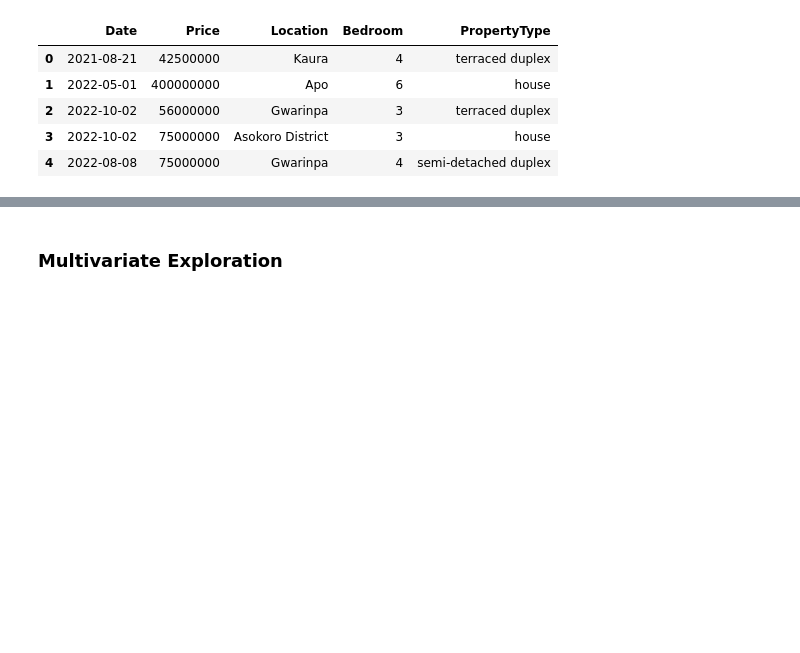
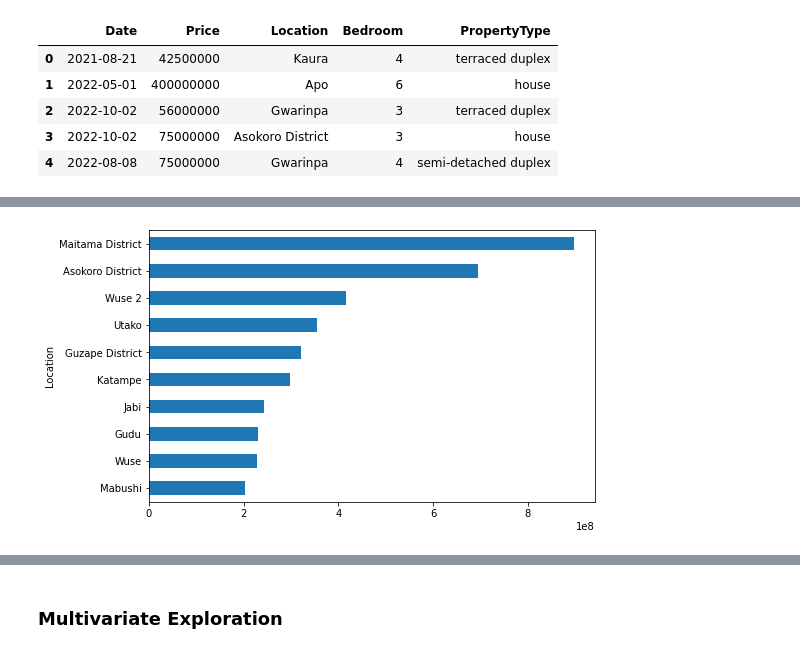
Before and after one commit to Viiktree/Real-Estate-project, a Jupyter notebook: Real estate EDA.ipynb, the cells around one changed output, grey strips where cells are left out. Cells and saved outputs as stored; diff of their text form; code cells hidden in the pictures; blank space fills up the shorter version.

```diff
--- a/Real estate EDA.ipynb
+++ b/Real estate EDA.ipynb
@@ -101,0 +130,6 @@ df.head()
+# %%
+plt.figure(figsize=[8,5])
+df.groupby('Location').mean().sort_values('Price',ascending=False).head(10)['Price'].plot(kind='barh')
+plt.gca().invert_yaxis()
+# %% [output]
+[figure, added]
```
Also changed, not shown: parts of 12 cells of this notebook.
